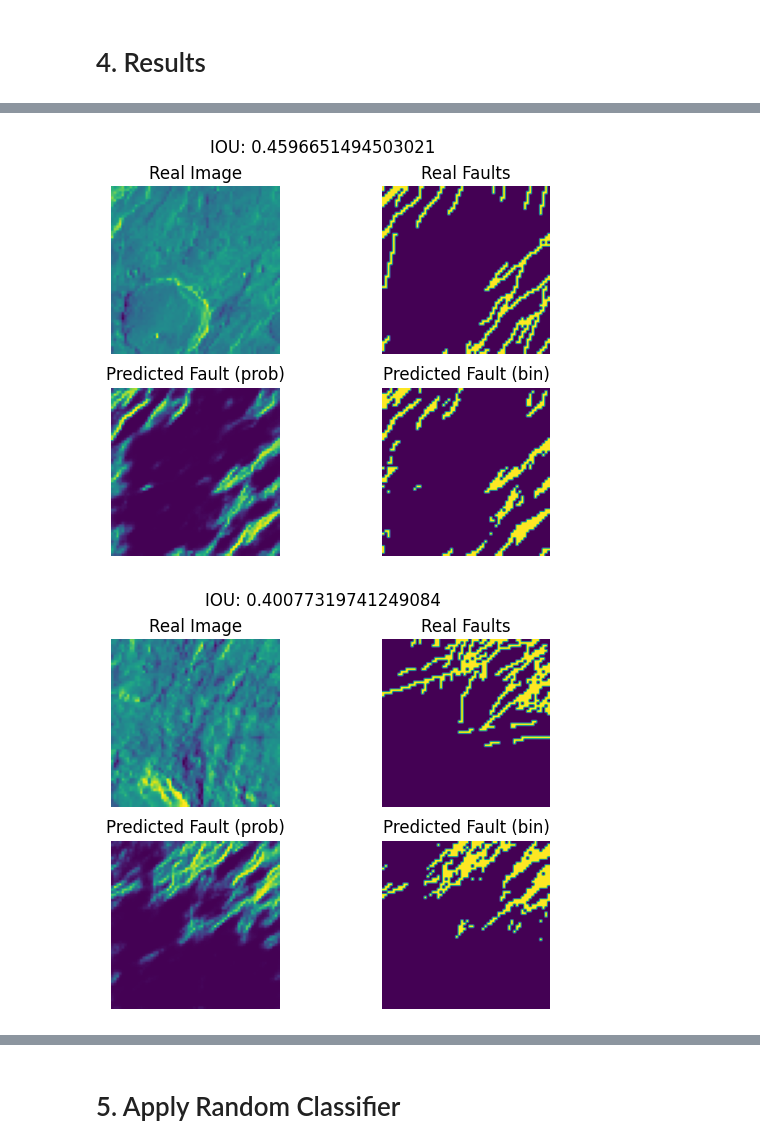
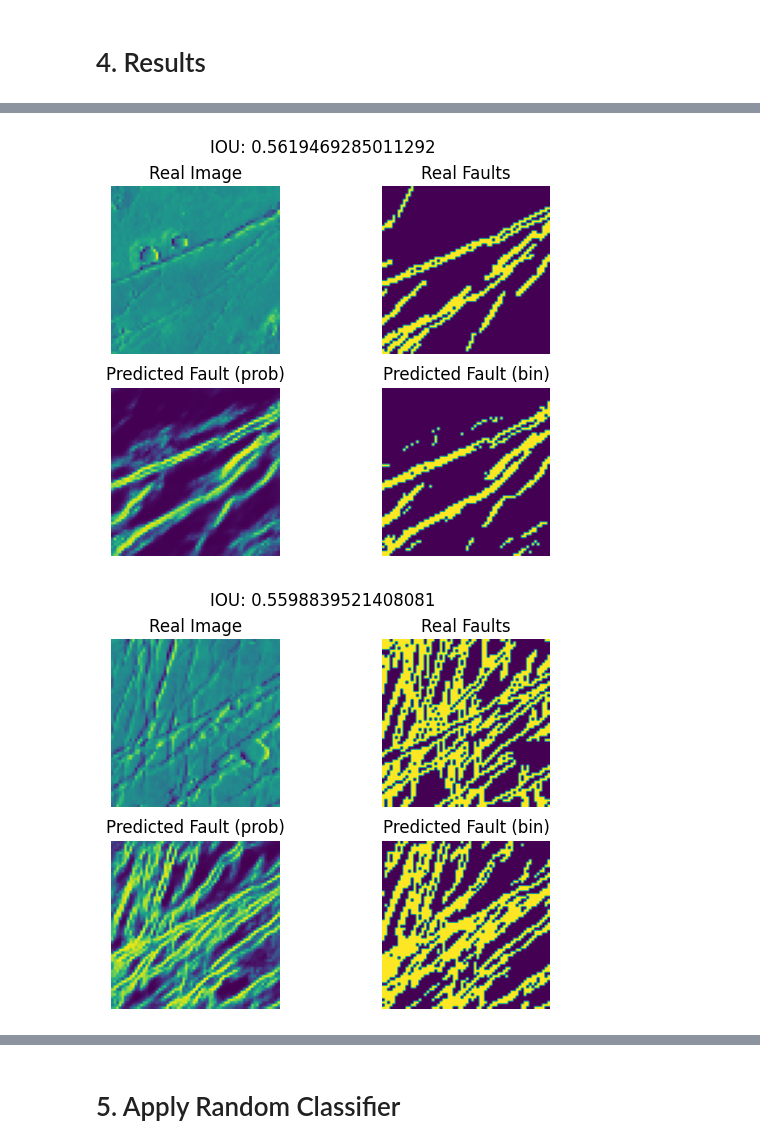
Before and after one commit to maisiemuir/mars-fault-detection, a Jupyter notebook: modelling/1_Modelling.ipynb, the cells around one changed output, grey strips where cells are left out. Drawn from its saved outputs; the diff is of its cells as text; code cells hidden in the pictures.

Commit message:
Modelling started!

```diff
--- a/modelling/1_Modelling.ipynb
+++ b/modelling/1_Modelling.ipynb
@@ -112,7 +119,7 @@ def decoder_block(input_tensor, concat_tensor, num_filters):
 def get_model():
 
     normalisation_layer = layers.Normalization()
-    normalisation_layer.adapt(training.map(lambda x, _: x))
+    normalisation_layer.adapt(training_data.map(lambda x, _: x))
 
     inputs = layers.Input(shape=[None, None, len(BANDS)]) # 256
     normalised_inputs = normalisation_layer(inputs)
@@ -135,7 +142,7 @@ def get_model():
         optimizer=optimizers.SGD(learning_rate=1),
         loss=losses.BinaryCrossentropy(),
         metrics=[
-            metrics.BinaryIoU(target_class_ids=[1])
+            metrics.BinaryIoU(target_class_ids=[1], name = "iou")
         ]
     )
     return model
@@ -162,12 +149,24 @@ ________________________________________________________________________________
 # %% [markdown]
 # 3. Training
+# %%
+callbacks = []
+es = EarlyStopping(
+    monitor= "val_iou",
+    patience=5,
+    verbose=1,
+    mode="max",
+    restore_best_weights=True,
+)
+callbacks.append(es)
 # %%
 model = get_model()
 
-EPOCHS = 100
+EPOCHS = 20
 
 history = model.fit(
-    x=training,
-    epochs=EPOCHS
+    x=training_data,
+    epochs=EPOCHS,
+    validation_data=val_data,
+    callbacks = callbacks
 )
 # %% [output]
@@ -242,21 +213,21 @@ def plot_results(x_train, y_train, x_pred_prob, x_pred_binary, title):
 
     plt.suptitle(title)
 # %%
-def get_model_results(model, training, n_images = 1):
+def get_model_results(model, data, n_images = 1):
     # NOTE: Make sure "reshuffle_each_iteration = False" in data.shuffle(...)
     for i in range(n_images):
         # Get data
-        x_train = np.expand_dims(np.concatenate([x for x, _ in training], axis=0)[i], axis=0)
-        y_train = np.expand_dims(np.concatenate([y for _, y in training], axis=0)[i], axis=0)
+        x_train = np.expand_dims(np.concatenate([x for x, _ in data], axis=0)[i], axis=0)
+        y_train = np.expand_dims(np.concatenate([y for _, y in data], axis=0)[i], axis=0)
         # Get predictions
         x_pred_prob = model.predict(x_train)
         x_pred_binary = (x_pred_prob > 0.5)*1
         # Get IOU metric
-        iou_metric = metrics.BinaryIoU(target_class_ids=[1])
+        iou_metric = metrics.BinaryIoU(target_class_ids=[1], name = "iou")
         iou_metric.update_state(y_true=y_train, y_pred=x_pred_prob)
         iou_value = iou_metric.result().numpy()
 
-        plot_results(x_train[0], y_train[0], x_pred_prob[0], x_pred_binary[0], title = f"IOU: {iou_value}")
+        plot_results(x_train[:,:,:,:1].squeeze(), y_train[0], x_pred_prob[0], x_pred_binary[0], title = f"IOU: {iou_value}")
 # %%
-get_model_results(model2, training, 5)
+get_model_results(model, test_data, 3)
 # %% [output]
@@ -268,2 +237,2 @@ get_model_results(model2, training, 5)
-[figure, old version]
+[figure, new version]
-[figure, old version]
+[figure, new version]
```
Also changed, not shown: parts of 11 cells of this notebook, 1 other file.
